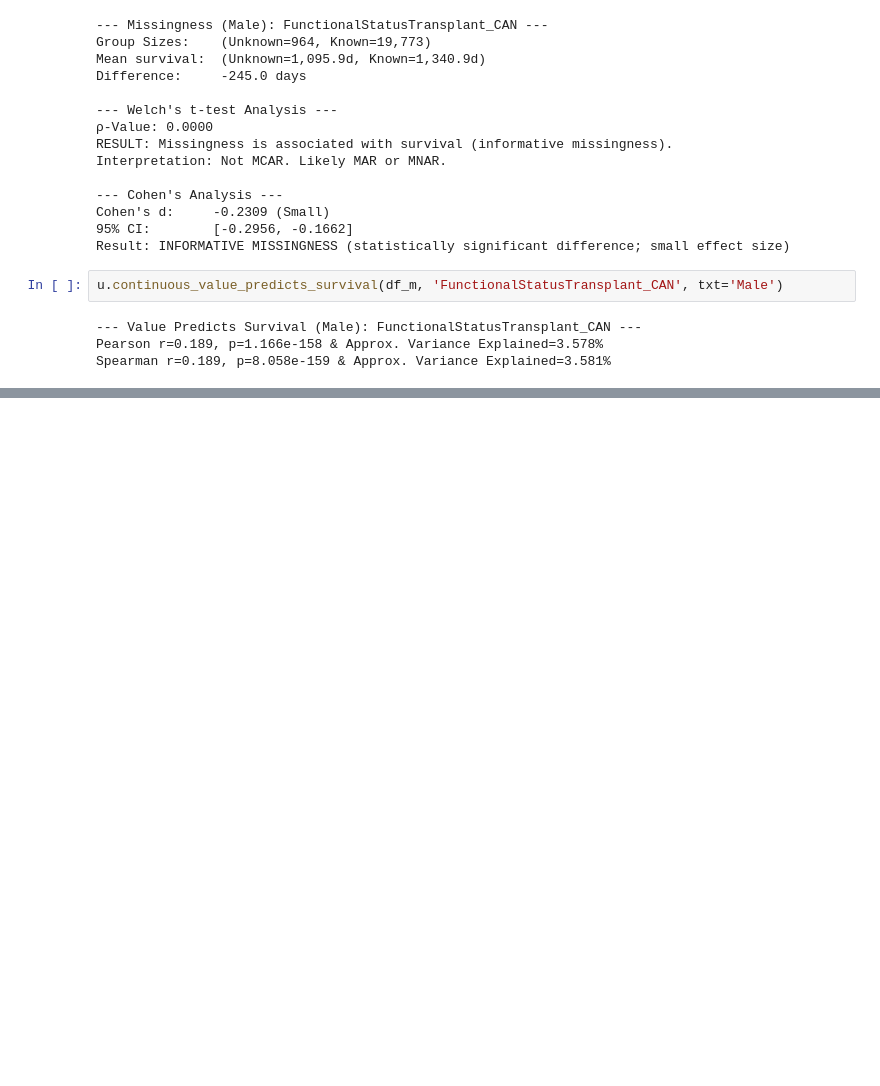
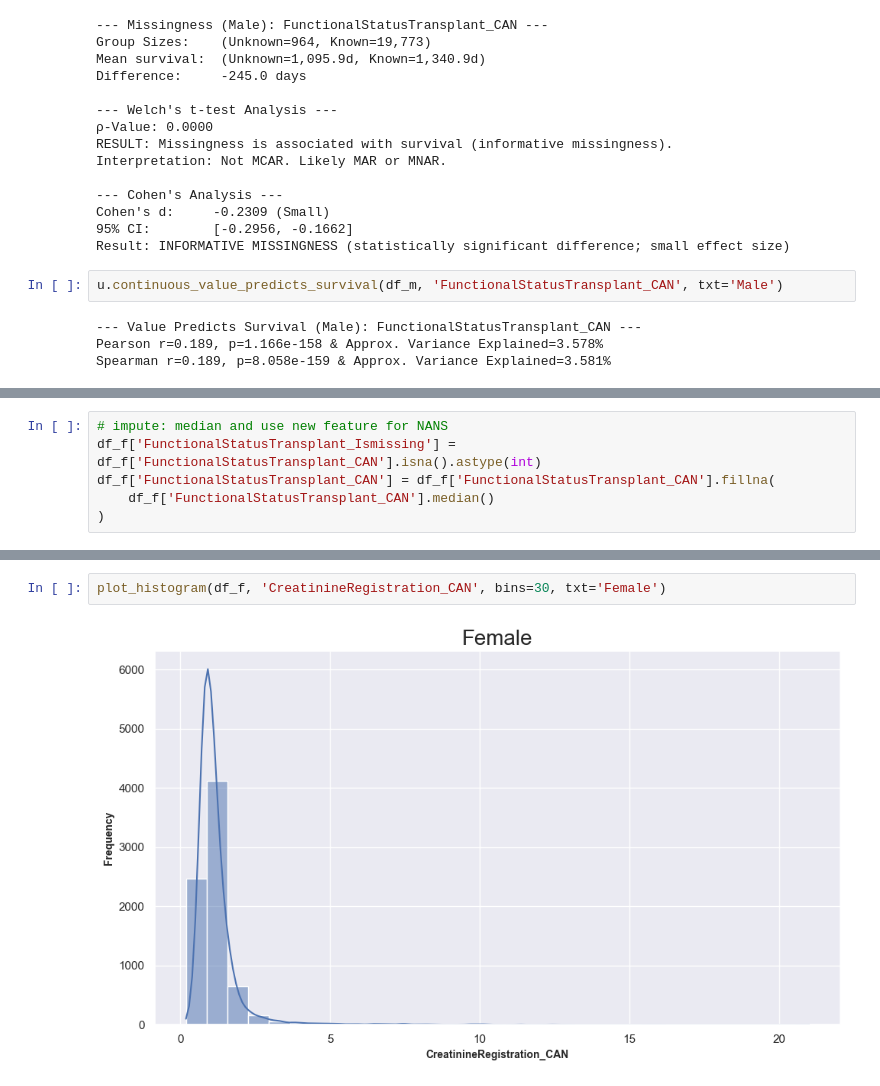
Before and after one commit to SirErikPak/UNOS, a Jupyter notebook: Notebook/ExploratoryWrangleCandidate.ipynb, the cells around one changed output, grey strips where cells are left out. Drawn from its saved outputs; the diff is of its cells as text; blank space fills up the shorter version.

```diff
--- a/Notebook/ExploratoryWrangleCandidate.ipynb
+++ b/Notebook/ExploratoryWrangleCandidate.ipynb
@@ -1118,0 +1132,6 @@ df_m.IschemicTime_IsMissing.sum(), df_f.IschemicTime_IsMissing.sum()
+# %%
+# impute: median and use new feature for NANS
+df_f['FunctionalStatusTransplant_Ismissing'] = df_f['FunctionalStatusTransplant_CAN'].isna().astype(int)
+df_f['FunctionalStatusTransplant_CAN'] = df_f['FunctionalStatusTransplant_CAN'].fillna(
+    df_f['FunctionalStatusTransplant_CAN'].median()
+)
@@ -1118,0 +1200,4 @@ df_m.IschemicTime_IsMissing.sum(), df_f.IschemicTime_IsMissing.sum()
+# %%
+plot_histogram(df_f, 'CreatinineRegistration_CAN', bins=30, txt='Female')
+# %% [output]
+[figure, added]
```
Also changed, not shown: parts of 77 cells of this notebook, 1 other file.
